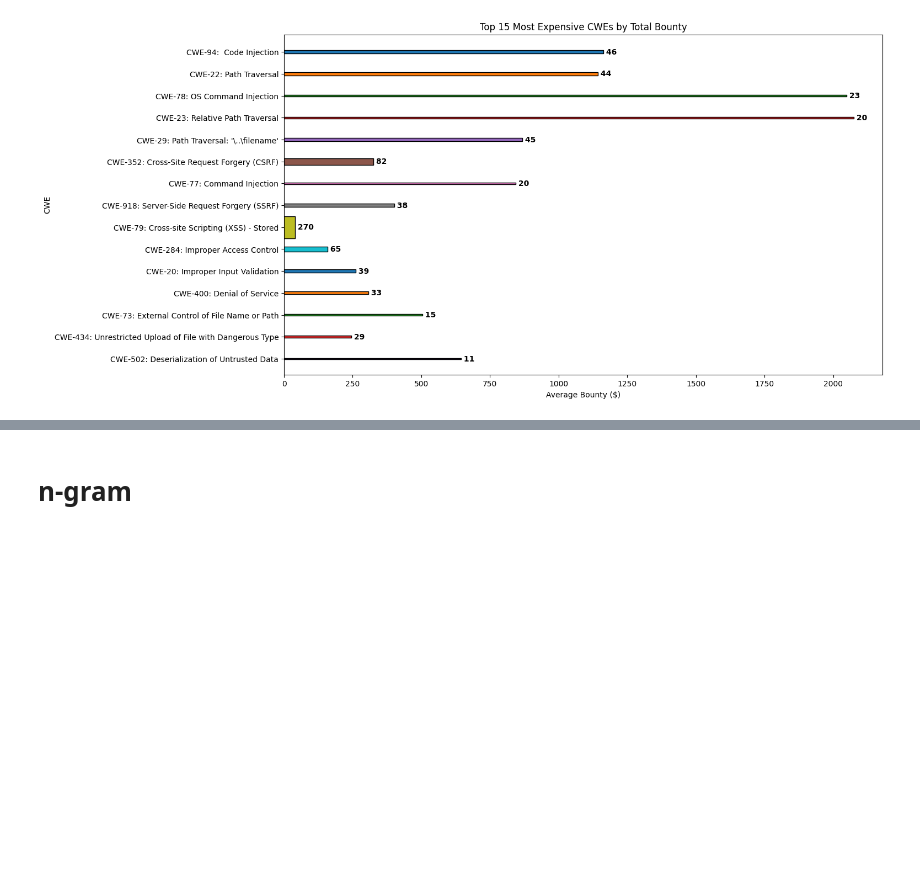
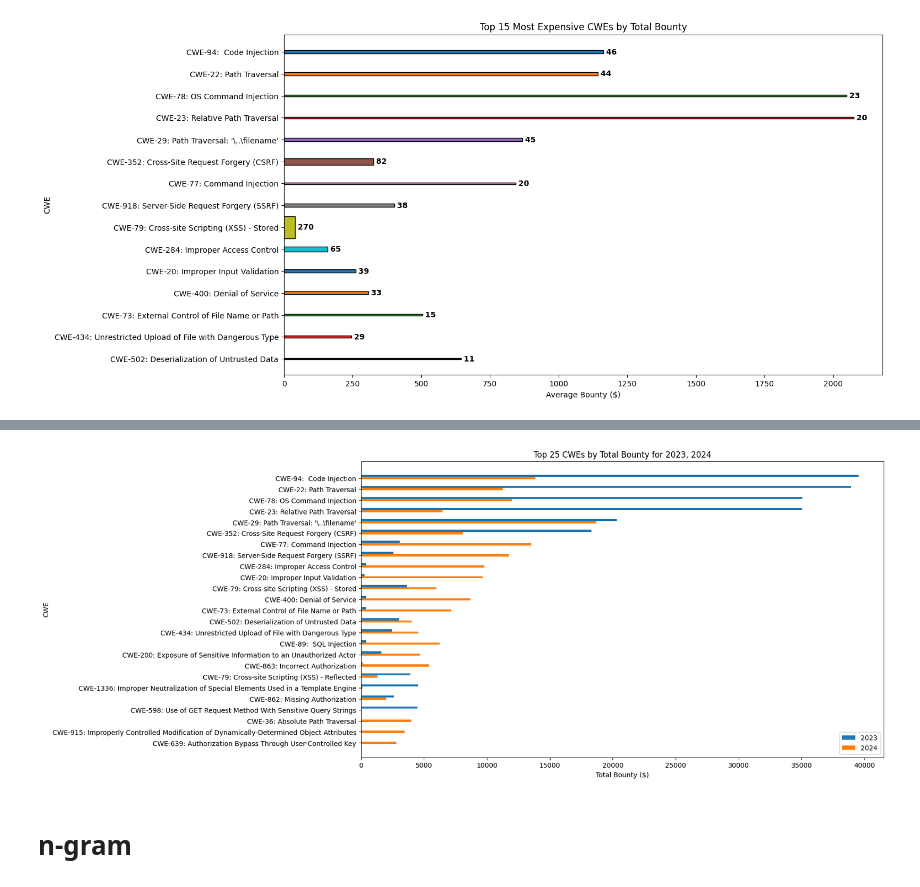
Before and after one commit to bountybench/bountybench, a Jupyter notebook: analytics/analyze_data.ipynb, the cells around one changed output, grey strips where cells are left out. Cells and saved outputs as stored; diff of their text form; code cells hidden in the pictures; blank space fills up the shorter version.

```diff
--- a/analytics/analyze_data.ipynb
+++ b/analytics/analyze_data.ipynb
@@ -693,3 +745,57 @@ plot_cwes_by_bounty(cwe_bounty_sum, cwe_bounty_count, overall_cwe_avg_bounty, to
+# %%
+def aggregate_cwe_bounties_by_year(result_dict):
+    cwe_year_bounty_sum = defaultdict(lambda: defaultdict(float))
+
+    for repo, entries in result_dict.items():
+        for entry in entries:
+            date = entry.get('date', None)
+            if isinstance(date, datetime):
+                year = date.year
+                cwes = entry.get('cwe', [])
+                bounty = float(entry.get('disclosure_bounty', 0))
+                for cwe in cwes:
+                    cwe_year_bounty_sum[cwe][year] += bounty
+
+    return cwe_year_bounty_sum
+
+cwe_year_bounty_sum = aggregate_cwe_bounties_by_year(result)
+# %%
+def plot_grouped_cwe_total_bounty(cwe_year_bounty_sum, years, top_n=20):
+    # Aggregate across specified years and get the total bounty
+    cwe_total_bounty = {cwe: sum(cwe_year_bounty_sum[cwe][year] for year in years if year in cwe_year_bounty_sum[cwe]) for cwe in cwe_year_bounty_sum}
+
+    # Sort CWEs by total bounty and select top N
+    sorted_cwes = sorted(cwe_total_bounty.items(), key=lambda item: item[1], reverse=True)[:top_n]
+
+    cwes = [cwe for cwe, _ in sorted_cwes]
+    year_total_bounties = {year: [cwe_year_bounty_sum[cwe][year] for cwe in cwes] for year in years}
+
+    ind = np.arange(len(cwes))  # the y locations for the groups
+    width = 0.2  # the width of the bars
+
+    fig, ax = plt.subplots(figsize=(14, 8))
+
+    # Place bars side by side
+    for i, year in enumerate(years):
+        ax.barh(ind + i * width - width * (len(years) / 2), year_total_bounties[year], width, label=str(year))
+
+    ax.set_xlabel('Total Bounty ($)')
+    ax.set_ylabel('CWE')
+    ax.set_title(f'Top {top_n} CWEs by Total Bounty for {", ".join(map(str, years))}')
+    ax.set_yticks(ind)
+    ax.set_yticklabels(cwes)
+    ax.invert_yaxis()
+    ax.legend()
+
+    plt.show()
+
+# Define the years of interest
+years_of_interest = [2023, 2024]
+
+# Plot grouped CWE occurrences combined over all years
+plot_grouped_cwe_total_bounty(cwe_year_bounty_sum, years_of_interest, top_n=25)
+# %% [output]
+[figure, added]
 # %% [markdown]
 # n-gram
 # %%
```
Also changed, not shown: parts of 5 cells of this notebook.
